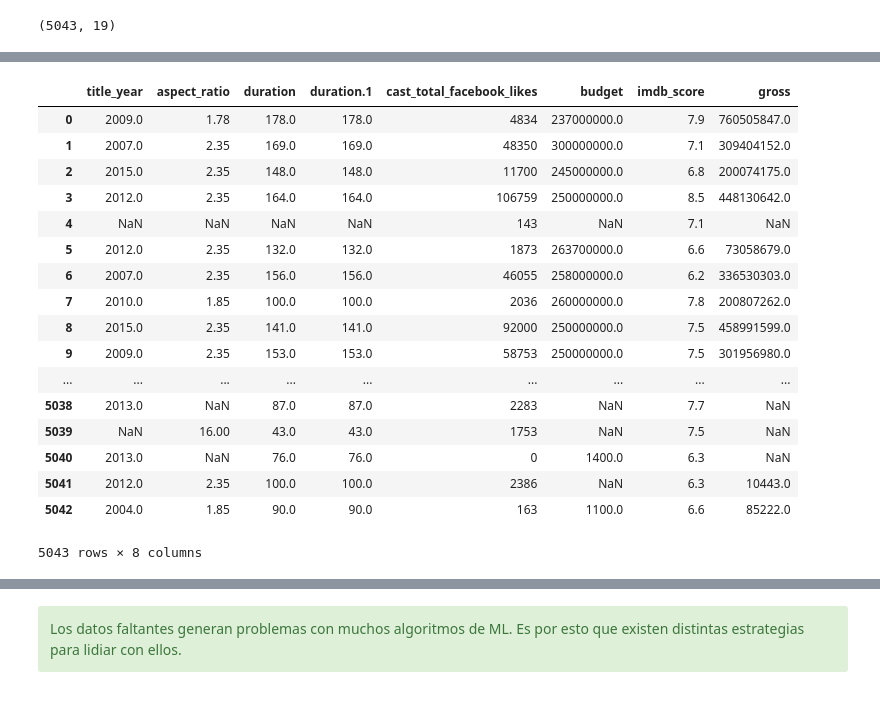
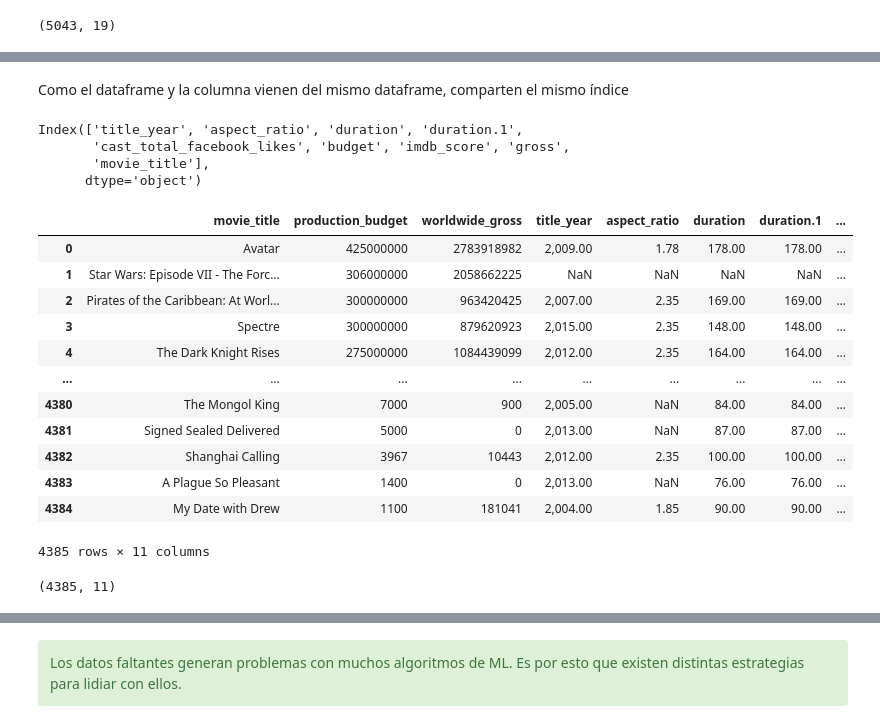
Before and after one commit to esmepy/machine-learning-aplicado, a Jupyter notebook: 09 Preparación de los datos.ipynb, the cells around one changed output, grey strips where cells are left out. Drawn from its saved outputs; the diff is of its cells as text; code cells hidden in the pictures.

```diff
--- a/09 Preparación de los datos.ipynb
+++ b/09 Preparación de los datos.ipynb
@@ -512,23 +533,29 @@ Name: movie_title, dtype: object
-# %%
-movies_num
-# %% [output]
-|  | title_year | aspect_ratio | duration | duration.1 | cast_total_facebook_likes | budget | imdb_score | gross |
-| 0 | 2009.0 | 1.78 | 178.0 | 178.0 | 4834 | 237000000.0 | 7.9 | 760505847.0 |
-| 1 | 2007.0 | 2.35 | 169.0 | 169.0 | 48350 | 300000000.0 | 7.1 | 309404152.0 |
-| 2 | 2015.0 | 2.35 | 148.0 | 148.0 | 11700 | 245000000.0 | 6.8 | 200074175.0 |
-| 3 | 2012.0 | 2.35 | 164.0 | 164.0 | 106759 | 250000000.0 | 8.5 | 448130642.0 |
-| 4 | NaN | NaN | NaN | NaN | 143 | NaN | 7.1 | NaN |
-| 5 | 2012.0 | 2.35 | 132.0 | 132.0 | 1873 | 263700000.0 | 6.6 | 73058679.0 |
-| 6 | 2007.0 | 2.35 | 156.0 | 156.0 | 46055 | 258000000.0 | 6.2 | 336530303.0 |
-| 7 | 2010.0 | 1.85 | 100.0 | 100.0 | 2036 | 260000000.0 | 7.8 | 200807262.0 |
-| 8 | 2015.0 | 2.35 | 141.0 | 141.0 | 92000 | 250000000.0 | 7.5 | 458991599.0 |
-| 9 | 2009.0 | 2.35 | 153.0 | 153.0 | 58753 | 250000000.0 | 7.5 | 301956980.0 |
-| ... | ... | ... | ... | ... | ... | ... | ... | ... |
-| 5038 | 2013.0 | NaN | 87.0 | 87.0 | 2283 | NaN | 7.7 | NaN |
-| 5039 | NaN | 16.00 | 43.0 | 43.0 | 1753 | NaN | 7.5 | NaN |
-| 5040 | 2013.0 | NaN | 76.0 | 76.0 | 0 | 1400.0 | 6.3 | NaN |
-| 5041 | 2012.0 | 2.35 | 100.0 | 100.0 | 2386 | NaN | 6.3 | 10443.0 |
-| 5042 | 2004.0 | 1.85 | 90.0 | 90.0 | 163 | 1100.0 | 6.6 | 85222.0 |
-5043 rows × 8 columns
+# %% [markdown]
+Como el dataframe y la columna vienen del mismo dataframe, comparten el mismo índice
 # %%
 movies_num = pd.concat([movies_num, movies['movie_title']],axis=1)
+# %%
+movies_num.columns
+# %% [output]
+Index(['title_year', 'aspect_ratio', 'duration', 'duration.1',
+       'cast_total_facebook_likes', 'budget', 'imdb_score', 'gross',
+       'movie_title'],
+      dtype='object')
+# %%
+#al dataframe de financial le agregamos el df numérico,
+# conservando sólo los datos de financials
+pd.merge(financials,movies_num,on='movie_title',how='left')
+# %% [output]
+|  | movie_title | production_budget | worldwide_gross | title_year | aspect_ratio | duration | duration.1 | ... |
+| 0 | Avatar | 425000000 | 2783918982 | 2,009.00 | 1.78 | 178.00 | 178.00 | ... |
+| 1 | Star Wars: Episode VII - The Forc... | 306000000 | 2058662225 | NaN | NaN | NaN | NaN | ... |
+| 2 | Pirates of the Caribbean: At Worl... | 300000000 | 963420425 | 2,007.00 | 2.35 | 169.00 | 169.00 | ... |
+| 3 | Spectre | 300000000 | 879620923 | 2,015.00 | 2.35 | 148.00 | 148.00 | ... |
+| 4 | The Dark Knight Rises | 275000000 | 1084439099 | 2,012.00 | 2.35 | 164.00 | 164.00 | ... |
+| ... | ... | ... | ... | ... | ... | ... | ... | ... |
+| 4380 | The Mongol King | 7000 | 900 | 2,005.00 | NaN | 84.00 | 84.00 | ... |
+| 4381 | Signed Sealed Delivered | 5000 | 0 | 2,013.00 | NaN | 87.00 | 87.00 | ... |
+| 4382 | Shanghai Calling | 3967 | 10443 | 2,012.00 | 2.35 | 100.00 | 100.00 | ... |
+| 4383 | A Plague So Pleasant | 1400 | 0 | 2,013.00 | NaN | 76.00 | 76.00 | ... |
+| 4384 | My Date with Drew | 1100 | 181041 | 2,004.00 | 1.85 | 90.00 | 90.00 | ... |
+4385 rows × 11 columns
@@ -535,2 +564,6 @@ movies_num = pd.concat([movies_num, movies['movie_title']],axis=1)
+# %%
+movies_v2.shape
+# %% [output]
+(4385, 11)
 # %%
 gross_opening = gross_opening.drop('Unnamed: 0',axis=1)
```
Also changed, not shown: parts of 41 cells of this notebook, 1 other file.
